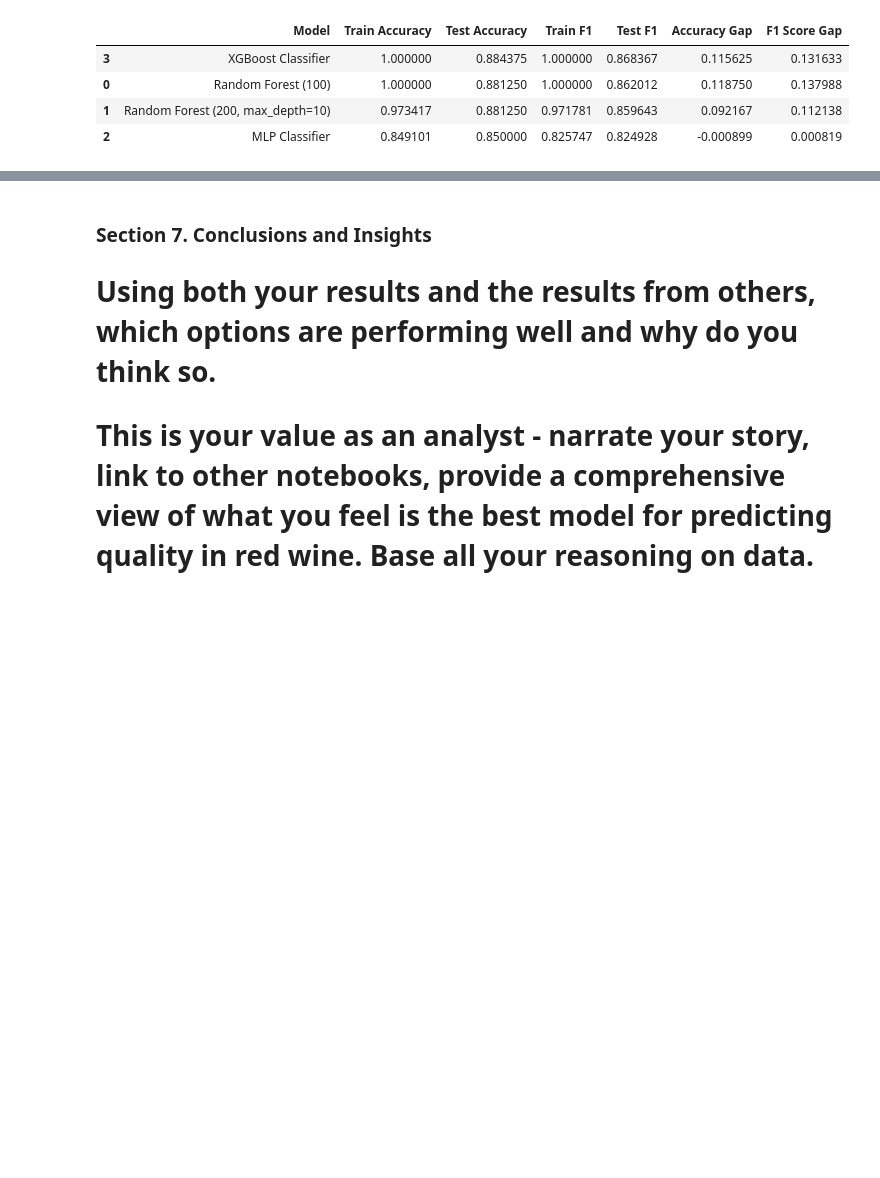
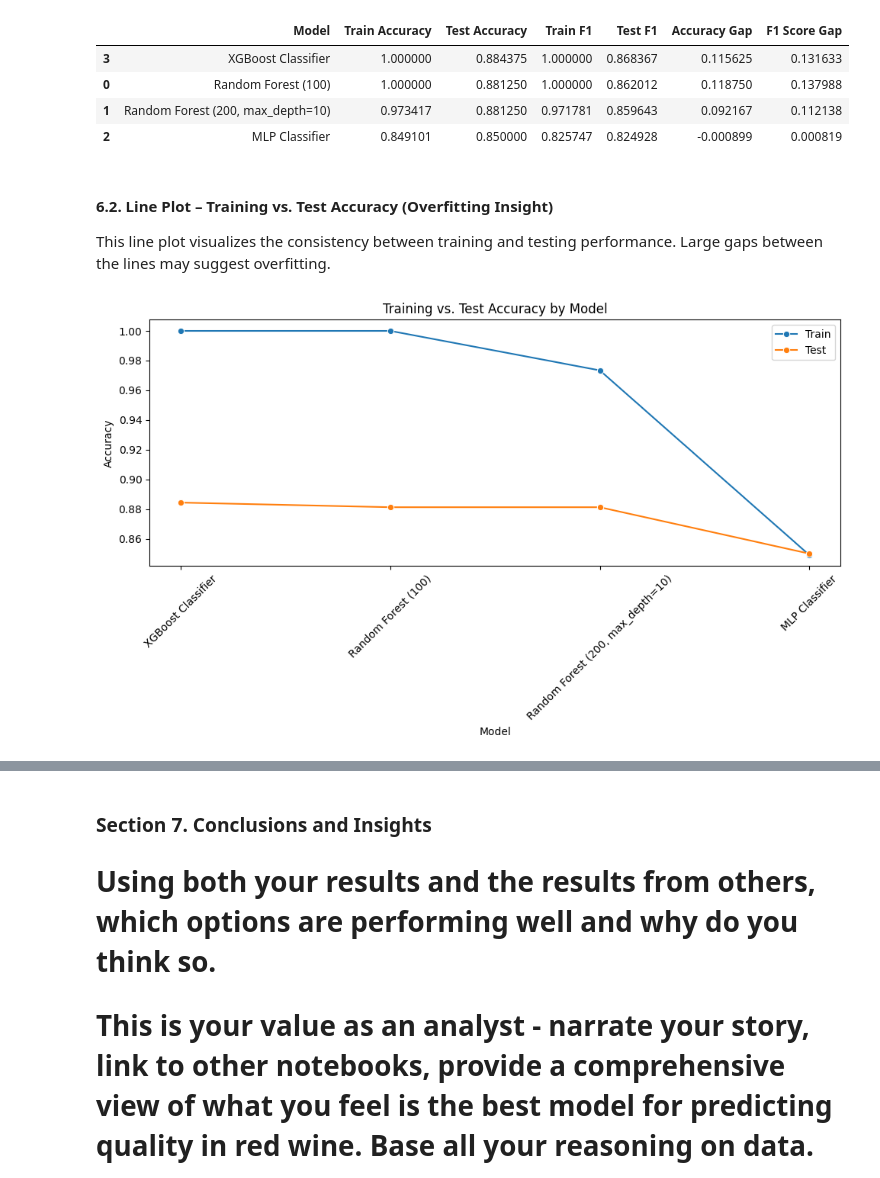
Before and after one commit to Data-Git-Hub/applied-ml-data-git-hub, a Jupyter notebook: lab05/ensemble-data-git-hub.ipynb, the cells around one changed output, grey strips where cells are left out. Saved outputs shown, nothing was run; the diff lists cells and outputs as text; code cells hidden in the pictures; blank space fills up the shorter version.

```diff
--- a/lab05/ensemble-data-git-hub.ipynb
+++ b/lab05/ensemble-data-git-hub.ipynb
@@ -471,3 +471,20 @@ results_df_sorted.style.apply(highlight_best_values_green_text, axis=None)
 | 0 | Random Forest (100) | 1.000000 | 0.881250 | 1.000000 | 0.862012 | 0.118750 | 0.137988 |
 | 1 | Random Forest (200, max_depth=10) | 0.973417 | 0.881250 | 0.971781 | 0.859643 | 0.092167 | 0.112138 |
 | 2 | MLP Classifier | 0.849101 | 0.850000 | 0.825747 | 0.824928 | -0.000899 | 0.000819 |
+# %% [markdown]
+#### 6.2. Line Plot – Training vs. Test Accuracy (Overfitting Insight)
+
+This line plot visualizes the consistency between training and testing performance. Large gaps between the lines may suggest overfitting. <br>
+# %%
+plt.figure(figsize=(10, 6))
+sns.lineplot(data=results_df_sorted, x="Model", y="Train Accuracy", label="Train", marker="o")
+sns.lineplot(data=results_df_sorted, x="Model", y="Test Accuracy", label="Test", marker="o")
+plt.xticks(rotation=45)
+plt.title("Training vs. Test Accuracy by Model")
+plt.ylabel("Accuracy")
+plt.xlabel("Model")
+plt.legend()
+plt.tight_layout()
+plt.show()
+# %% [output]
+[figure, added]
```
Also changed, not shown: parts of 5 cells of this notebook, 1 other file.
